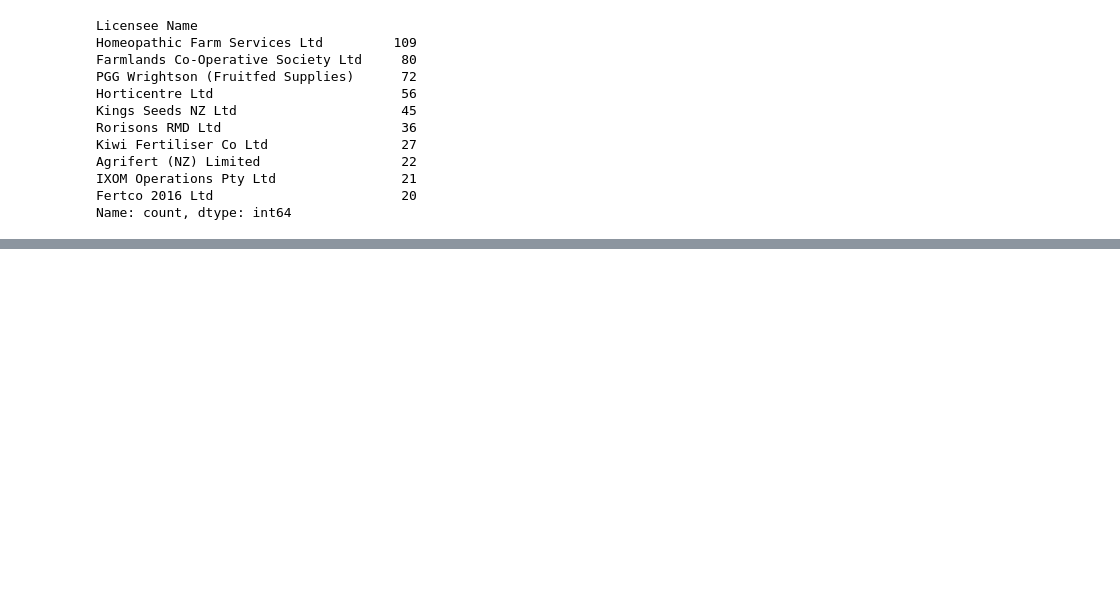
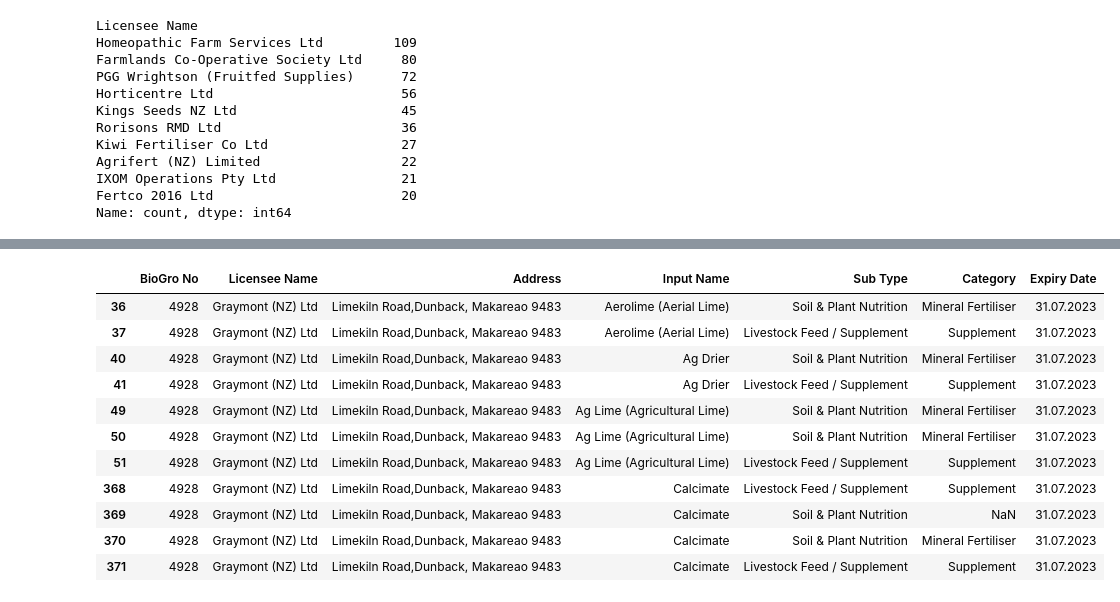
Before and after one commit to godfather-is-me/GDI-BioGro, a Jupyter notebook: initial.ipynb, the cells around one changed output, grey strips where cells are left out. Cells and saved outputs as stored; diff of their text form; code cells hidden in the pictures; blank space fills up the shorter version.

```diff
--- a/initial.ipynb
+++ b/initial.ipynb
@@ -100,0 +144,15 @@ Name: count, dtype: int64
+# %%
+df[df["Licensee Name"] == "Graymont (NZ) Ltd"]
+# %% [output]
+|  | BioGro No | Licensee Name | Address | Input Name | Sub Type | Category | Expiry Date |
+| 36 | 4928 | Graymont (NZ) Ltd | Limekiln Road,Dunback, Makareao 9483 | Aerolime (Aerial Lime) | Soil & Plant Nutrition | Mineral Fertiliser | 31.07.2023 |
+| 37 | 4928 | Graymont (NZ) Ltd | Limekiln Road,Dunback, Makareao 9483 | Aerolime (Aerial Lime) | Livestock Feed / Supplement | Supplement | 31.07.2023 |
+| 40 | 4928 | Graymont (NZ) Ltd | Limekiln Road,Dunback, Makareao 9483 | Ag Drier | Soil & Plant Nutrition | Mineral Fertiliser | 31.07.2023 |
+| 41 | 4928 | Graymont (NZ) Ltd | Limekiln Road,Dunback, Makareao 9483 | Ag Drier | Livestock Feed / Supplement | Supplement | 31.07.2023 |
+| 49 | 4928 | Graymont (NZ) Ltd | Limekiln Road,Dunback, Makareao 9483 | Ag Lime (Agricultural Lime) | Soil & Plant Nutrition | Mineral Fertiliser | 31.07.2023 |
+| 50 | 4928 | Graymont (NZ) Ltd | Limekiln Road,Dunback, Makareao 9483 | Ag Lime (Agricultural Lime) | Soil & Plant Nutrition | Mineral Fertiliser | 31.07.2023 |
+| 51 | 4928 | Graymont (NZ) Ltd | Limekiln Road,Dunback, Makareao 9483 | Ag Lime (Agricultural Lime) | Livestock Feed / Supplement | Supplement | 31.07.2023 |
+| 368 | 4928 | Graymont (NZ) Ltd | Limekiln Road,Dunback, Makareao 9483 | Calcimate | Livestock Feed / Supplement | Supplement | 31.07.2023 |
+| 369 | 4928 | Graymont (NZ) Ltd | Limekiln Road,Dunback, Makareao 9483 | Calcimate | Soil & Plant Nutrition | NaN | 31.07.2023 |
+| 370 | 4928 | Graymont (NZ) Ltd | Limekiln Road,Dunback, Makareao 9483 | Calcimate | Soil & Plant Nutrition | Mineral Fertiliser | 31.07.2023 |
+| 371 | 4928 | Graymont (NZ) Ltd | Limekiln Road,Dunback, Makareao 9483 | Calcimate | Livestock Feed / Supplement | Supplement | 31.07.2023 |
```
Also changed, not shown: parts of 10 cells of this notebook, 5 other files.
